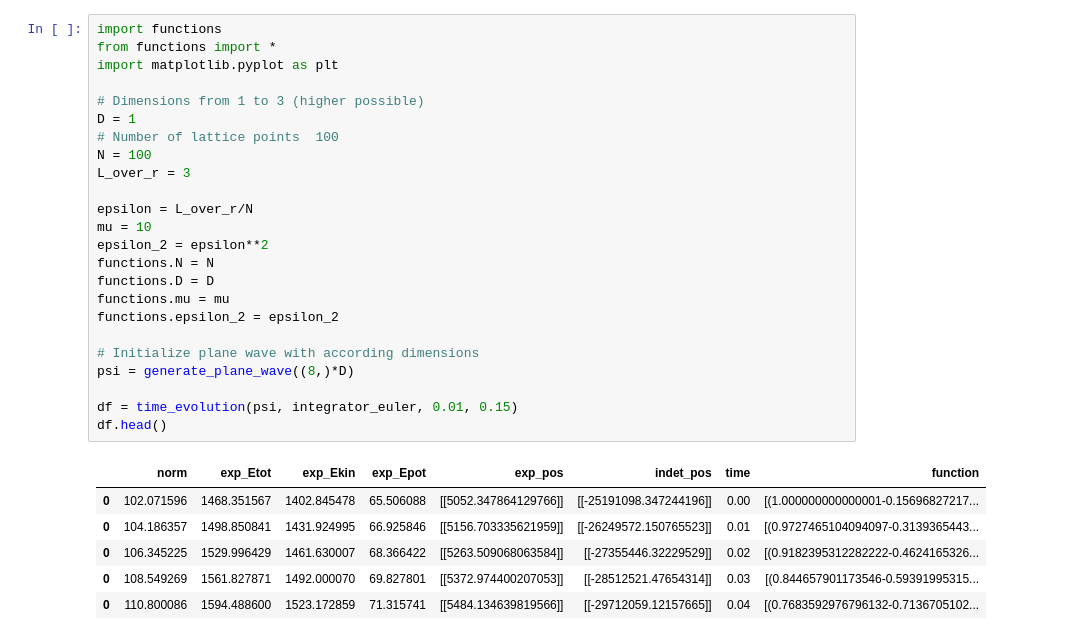
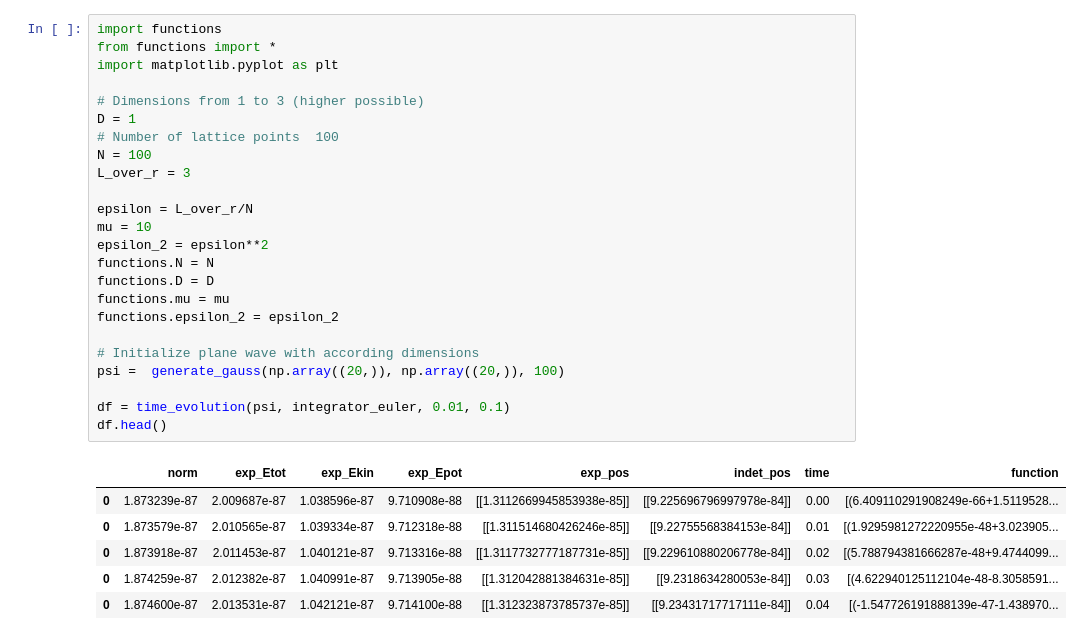
Before and after one commit to Quanta-Dan/comp_phys, a Jupyter notebook: time_evolution.ipynb, the cells around one changed output. Drawn from its saved outputs; the diff is of its cells as text.

```diff
--- a/time_evolution.ipynb
+++ b/time_evolution.ipynb
@@ -1,34 +1,34 @@
 # %%
 import functions
 from functions import *
 import matplotlib.pyplot as plt
 
 # Dimensions from 1 to 3 (higher possible)
 D = 1
 # Number of lattice points  100
 N = 100
 L_over_r = 3
 
 epsilon = L_over_r/N
 mu = 10
 epsilon_2 = epsilon**2
 functions.N = N
 functions.D = D
 functions.mu = mu
 functions.epsilon_2 = epsilon_2
 
 # Initialize plane wave with according dimensions
-psi = generate_plane_wave((8,)*D)
+psi =  generate_gauss(np.array((20,)), np.array((20,)), 100)
 
-df = time_evolution(psi, integrator_euler, 0.01, 0.15)
+df = time_evolution(psi, integrator_euler, 0.01, 0.1)
 df.head()
 # %% [output]
 |  | norm | exp_Etot | exp_Ekin | exp_Epot | exp_pos | indet_pos | time | function |
-| 0 | 102.071596 | 1468.351567 | 1402.845478 | 65.506088 | [[5052.347864129766]] | [[-25191098.347244196]] | 0.00 | [(1.000000000000001-0.15696827217... |
-| 0 | 104.186357 | 1498.850841 | 1431.924995 | 66.925846 | [[5156.703335621959]] | [[-26249572.150765523]] | 0.01 | [(0.9727465104094097-0.3139365443... |
-| 0 | 106.345225 | 1529.996429 | 1461.630007 | 68.366422 | [[5263.509068063584]] | [[-27355446.32229529]] | 0.02 | [(0.9182395312282222-0.4624165326... |
-| 0 | 108.549269 | 1561.827871 | 1492.000070 | 69.827801 | [[5372.974400207053]] | [[-28512521.47654314]] | 0.03 | [(0.844657901173546-0.59391995315... |
-| 0 | 110.800086 | 1594.488600 | 1523.172859 | 71.315741 | [[5484.134639819566]] | [[-29712059.12157665]] | 0.04 | [(0.7683592976796132-0.7136705102... |
+| 0 | 1.873239e-87 | 2.009687e-87 | 1.038596e-87 | 9.710908e-88 | [[1.3112669945853938e-85]] | [[9.225696796997978e-84]] | 0.00 | [(6.409110291908249e-66+1.5119528... |
+| 0 | 1.873579e-87 | 2.010565e-87 | 1.039334e-87 | 9.712318e-88 | [[1.311514680426246e-85]] | [[9.22755568384153e-84]] | 0.01 | [(1.9295981272220955e-48+3.023905... |
+| 0 | 1.873918e-87 | 2.011453e-87 | 1.040121e-87 | 9.713316e-88 | [[1.3117732777187731e-85]] | [[9.229610880206778e-84]] | 0.02 | [(5.788794381666287e-48+9.4744099... |
+| 0 | 1.874259e-87 | 2.012382e-87 | 1.040991e-87 | 9.713905e-88 | [[1.312042881384631e-85]] | [[9.2318634280053e-84]] | 0.03 | [(4.622940125112104e-48-8.3058591... |
+| 0 | 1.874600e-87 | 2.013531e-87 | 1.042121e-87 | 9.714100e-88 | [[1.312323873785737e-85]] | [[9.23431717717111e-84]] | 0.04 | [(-1.547726191888139e-47-1.438970... |
 # %%
 df.plot(x='time', y='norm', kind='line', marker='o', linestyle='-', color='b')
 
```
Also changed, not shown: parts of 2 cells of this notebook, 2 other files.
